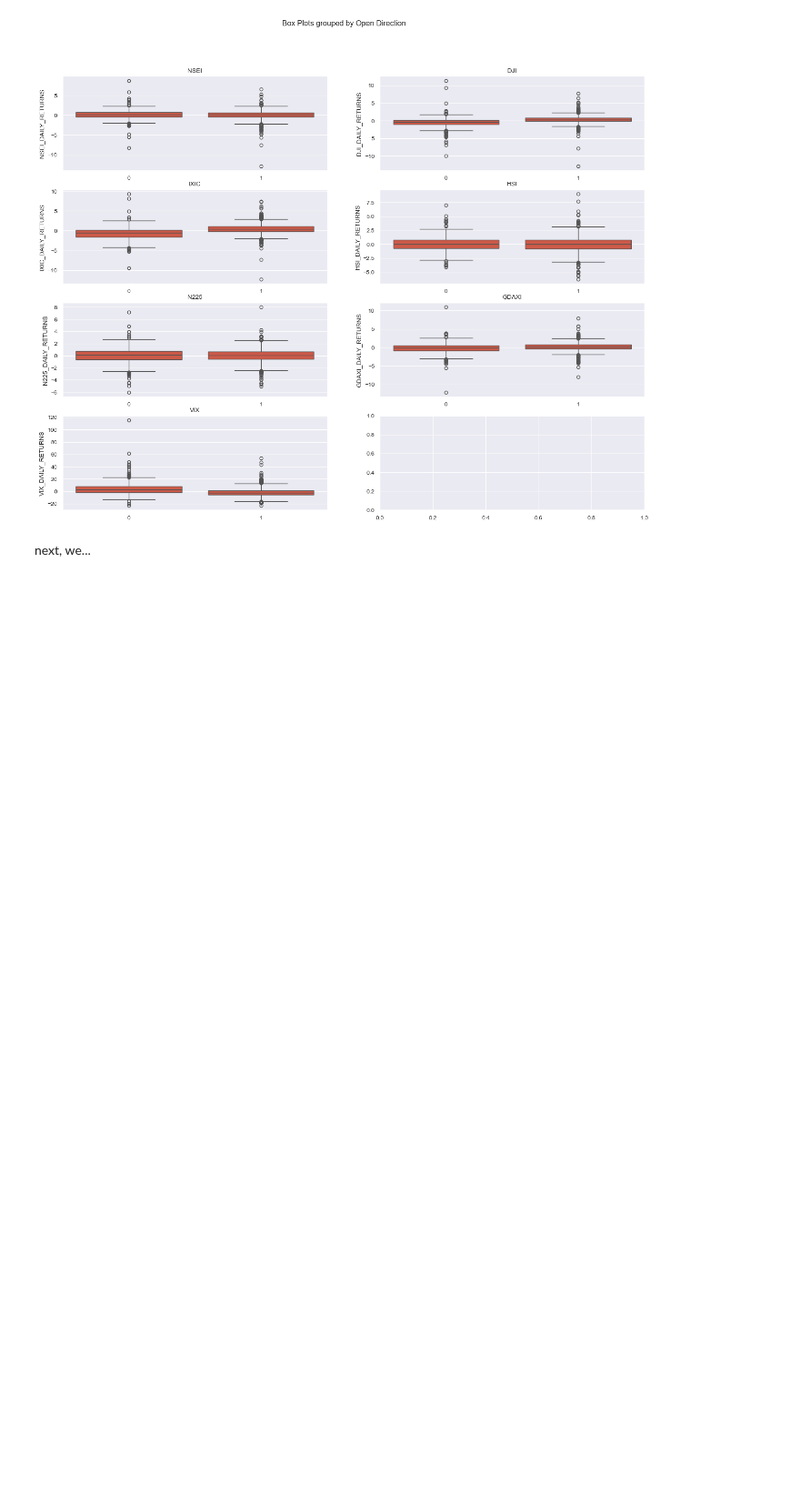
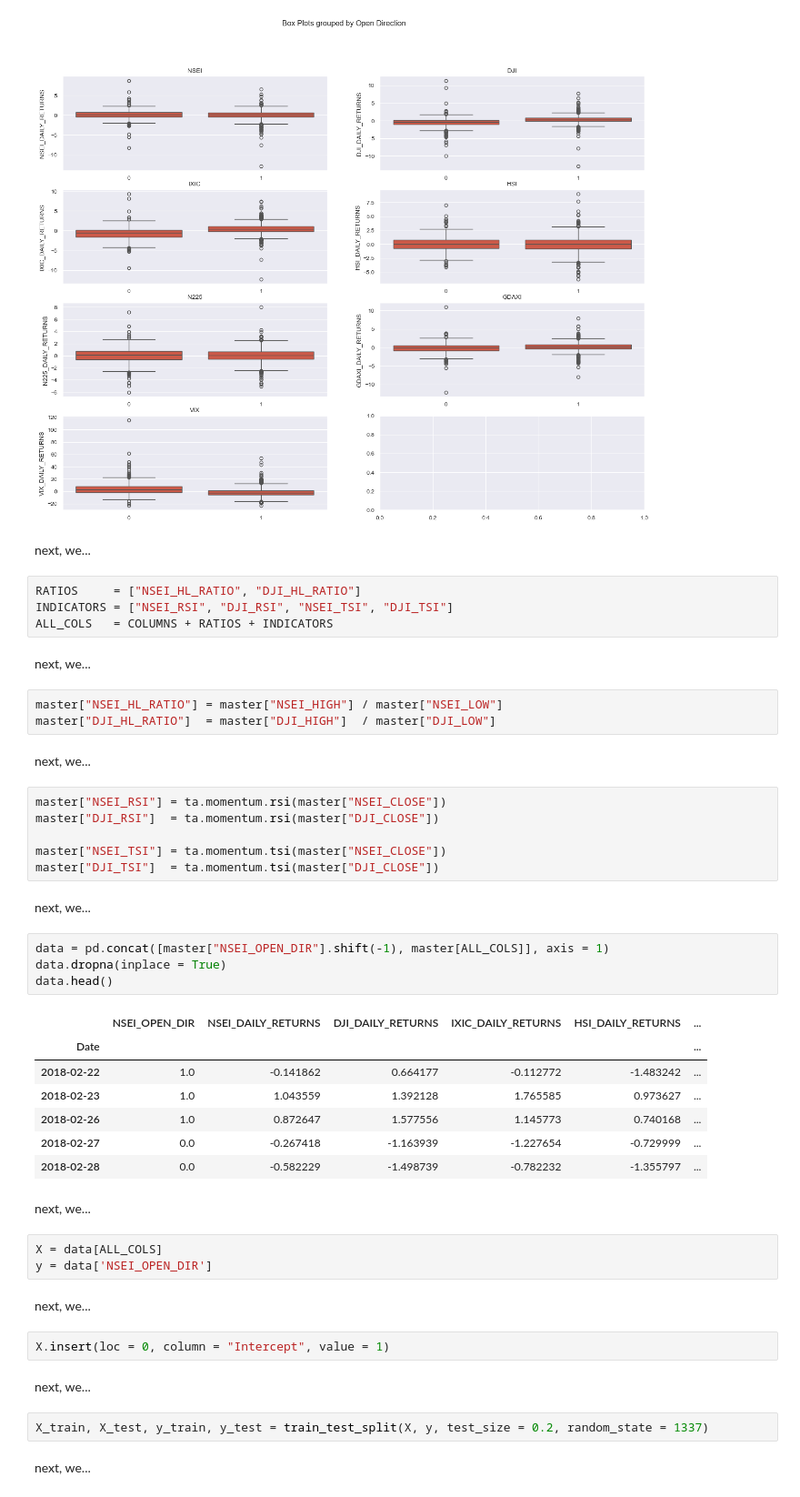
Before and after one commit to cowboysmall-courses/dsi-dsp, a Jupyter notebook: notebooks/report.ipynb, the cells around one changed output. Shown at 91% size. Saved outputs shown, nothing was run; the diff lists cells and outputs as text; blank space fills up the shorter version.

```diff
--- a/notebooks/report.ipynb
+++ b/notebooks/report.ipynb
@@ -366,3 +374,49 @@ for index in range(7):
 [figure]
 # %% [markdown]
 next, we...
+# %%
+RATIOS     = ["NSEI_HL_RATIO", "DJI_HL_RATIO"]
+INDICATORS = ["NSEI_RSI", "DJI_RSI", "NSEI_TSI", "DJI_TSI"]
+ALL_COLS   = COLUMNS + RATIOS + INDICATORS
+# %% [markdown]
+next, we...
+# %%
+master["NSEI_HL_RATIO"] = master["NSEI_HIGH"] / master["NSEI_LOW"]
+master["DJI_HL_RATIO"]  = master["DJI_HIGH"]  / master["DJI_LOW"]
+# %% [markdown]
+next, we...
+# %%
+master["NSEI_RSI"] = ta.momentum.rsi(master["NSEI_CLOSE"])
+master["DJI_RSI"]  = ta.momentum.rsi(master["DJI_CLOSE"])
+
+master["NSEI_TSI"] = ta.momentum.tsi(master["NSEI_CLOSE"])
+master["DJI_TSI"]  = ta.momentum.tsi(master["DJI_CLOSE"])
+# %% [markdown]
+next, we...
+# %%
+data = pd.concat([master["NSEI_OPEN_DIR"].shift(-1), master[ALL_COLS]], axis = 1)
+data.dropna(inplace = True)
+data.head()
+# %% [output]
+|  | NSEI_OPEN_DIR | NSEI_DAILY_RETURNS | DJI_DAILY_RETURNS | IXIC_DAILY_RETURNS | HSI_DAILY_RETURNS | ... |
+| Date |  |  |  |  |  | ... |
+| 2018-02-22 | 1.0 | -0.141862 | 0.664177 | -0.112772 | -1.483242 | ... |
+| 2018-02-23 | 1.0 | 1.043559 | 1.392128 | 1.765585 | 0.973627 | ... |
+| 2018-02-26 | 1.0 | 0.872647 | 1.577556 | 1.145773 | 0.740168 | ... |
+| 2018-02-27 | 0.0 | -0.267418 | -1.163939 | -1.227654 | -0.729999 | ... |
+| 2018-02-28 | 0.0 | -0.582229 | -1.498739 | -0.782232 | -1.355797 | ... |
+# %% [markdown]
+next, we...
+# %%
+X = data[ALL_COLS]
+y = data['NSEI_OPEN_DIR']
+# %% [markdown]
+next, we...
+# %%
+X.insert(loc = 0, column = "Intercept", value = 1)
+# %% [markdown]
+next, we...
+# %%
+X_train, X_test, y_train, y_test = train_test_split(X, y, test_size = 0.2, random_state = 1337)
+# %% [markdown]
+next, we...
```
Also changed, not shown: parts of 31 cells of this notebook, 3 other files.
